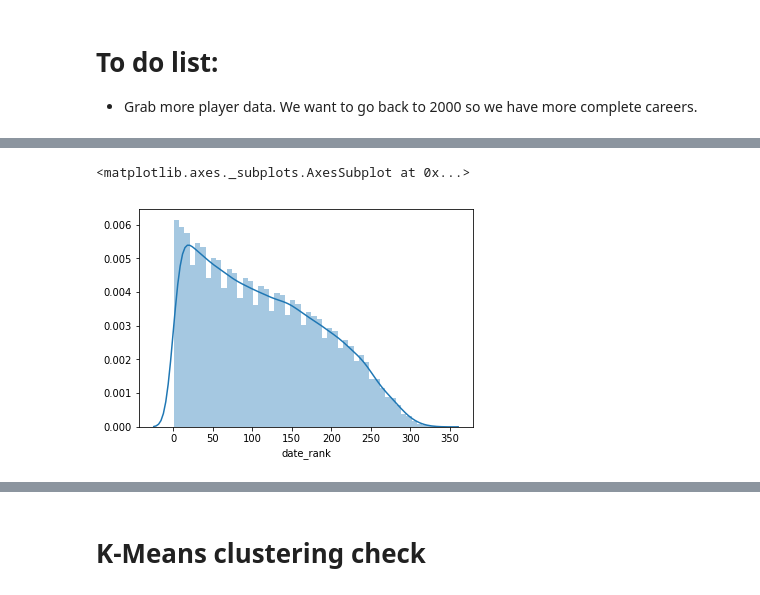
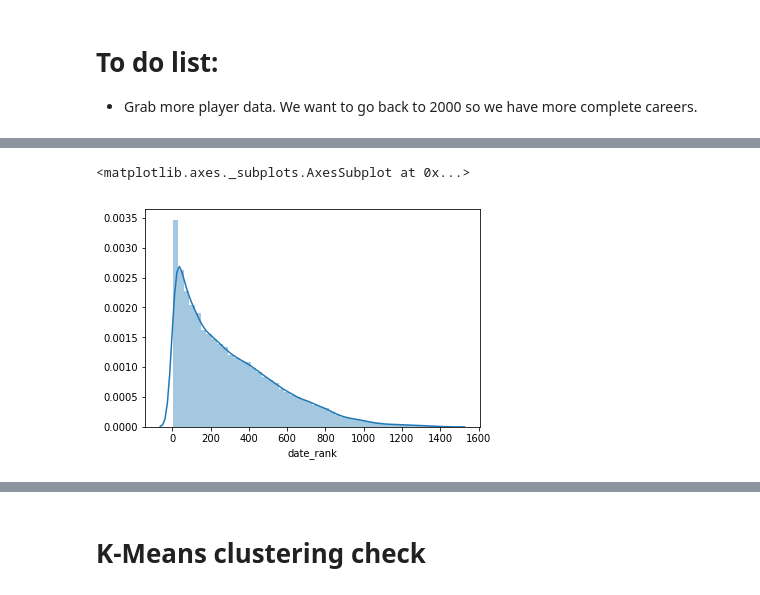
Before and after one commit to damiah/damiah.github.io, a Jupyter notebook: nba-injury-project/growth_cluster.ipynb, the cells around one changed output, grey strips where cells are left out. Saved outputs shown, nothing was run; the diff lists cells and outputs as text; code cells hidden in the pictures.

```diff
--- a/nba-injury-project/growth_cluster.ipynb
+++ b/nba-injury-project/growth_cluster.ipynb
@@ -32,0 +25,3 @@ full_careers = hist_player_log_full[hist_player_log_full['SEASON_ID']==hist_play
+# %%
+hist_player_log_full=hist_player_log_full.merge(hist_player_info, left_on='Player_ID', right_on='PERSON_ID')
+hist_player_log_full.head()
@@ -32,0 +68,10 @@ full_careers = hist_player_log_full[hist_player_log_full['SEASON_ID']==hist_play
+# %%
+min_career_year = hist_player_log_full['Date'].apply(lambda x: x.year).min()
+max_career_year = hist_player_log_full['Date'].apply(lambda x: x.year).max()-2
+# %%
+hist_player_log_full['full_career_flag'] = np.where((hist_player_log_full['FROM_YEAR']>=min_career_year) & (hist_player_log_full['TO_YEAR']<=max_career_year) , 1, 0)
+# %%
+#Turn name and key into a dictionary
+full_careers=dict(zip(hist_player_log_full[hist_player_log_full['full_career_flag']==1]['Player_ID'],
+                      hist_player_log_full[hist_player_log_full['full_career_flag']==1]['full_name']))
+print('amount of full careers: '+ str(len(full_careers)))
@@ -70,10 +116,10 @@ hist_player_log_full['Date'] = hist_player_log_full['GAME_DATE'].apply(lambda x:
 hist_player_log_full['date_rank'] = hist_player_log_full.groupby('full_name')['Date'].rank('dense', ascending=True)
 # %%
 #Distribution of amount of games played in career so far for players with full career data
-sns.distplot(hist_player_log_full[hist_player_log_full['Player_ID'].isin(full_careers)]['date_rank'])
+sns.distplot(hist_player_log_full[hist_player_log_full['full_name'].isin(full_careers)]['date_rank'])
 # %% [output]
 <matplotlib.axes._subplots.AxesSubplot at 0x...>
-[figure, old version]
+[figure, new version]
 # %%
 #Pick interval of 100 , 200 , 300, 400+ games cumulative. (rolling)
 # %%
```
Also changed, not shown: parts of 32 cells of this notebook.
